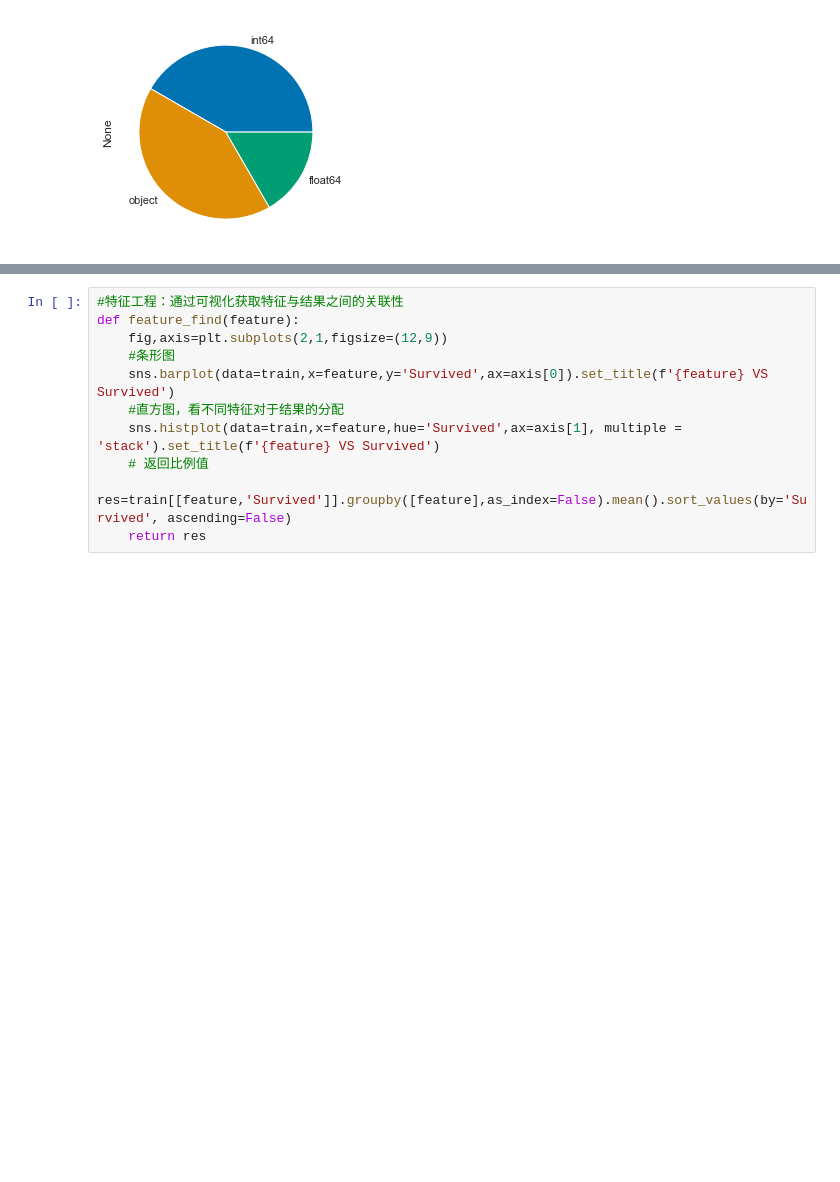
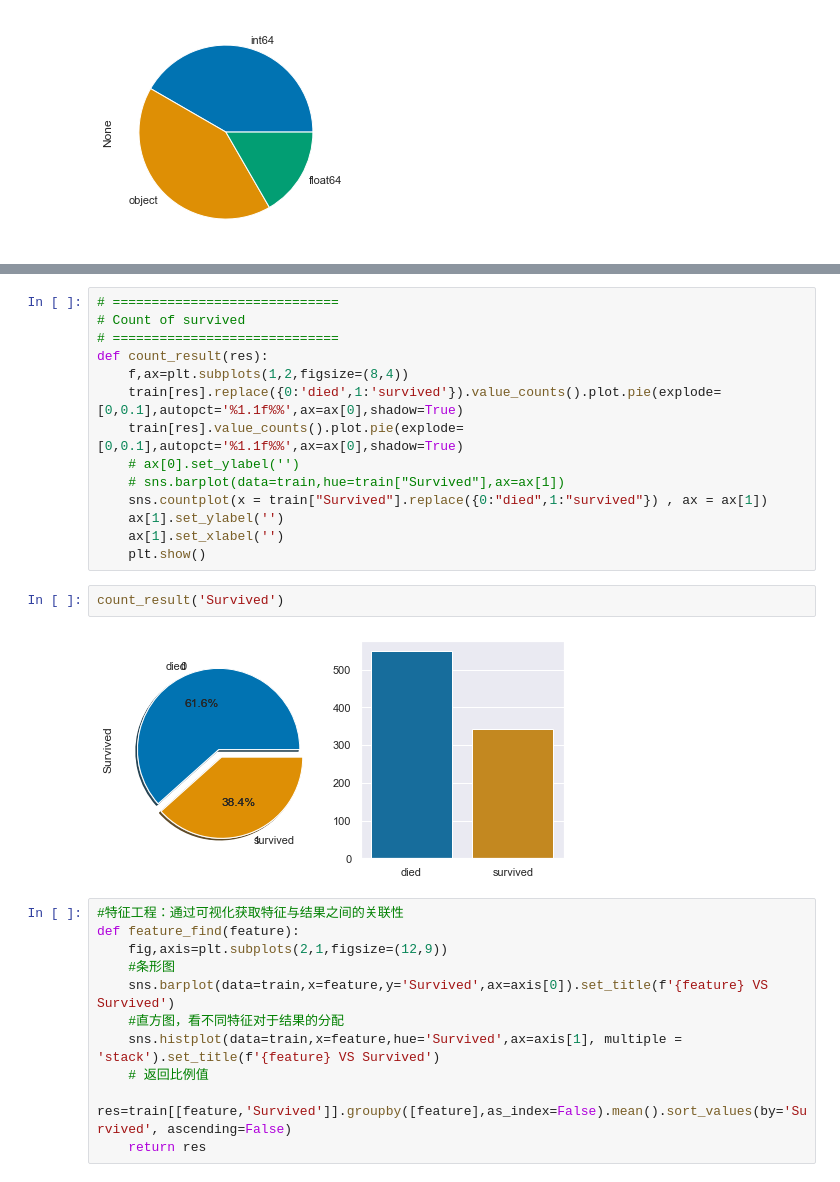
Before and after one commit to surviffer/5_titanic, a Jupyter notebook: eda.ipynb, the cells around one changed output, grey strips where cells are left out. Drawn from its saved outputs; the diff is of its cells as text; blank space fills up the shorter version.

```diff
--- a/eda.ipynb
+++ b/eda.ipynb
@@ -86,6 +125,24 @@ train.describe(include='all')
 | 50% | 446.000000 | 0.000000 | 3.000000 | NaN | NaN | 28.000000 | 0.000000 | 0.000000 | NaN | 14.454200 | ... |
 | 75% | 668.500000 | 1.000000 | 3.000000 | NaN | NaN | 38.000000 | 1.000000 | 0.000000 | NaN | 31.000000 | ... |
 | max | 891.000000 | 1.000000 | 3.000000 | NaN | NaN | 80.000000 | 8.000000 | 6.000000 | NaN | 512.329200 | ... |
+# %%
+# =============================
+# Count of survived
+# =============================
+def count_result(res):
+    f,ax=plt.subplots(1,2,figsize=(8,4))
+    train[res].replace({0:'died',1:'survived'}).value_counts().plot.pie(explode=[0,0.1],autopct='%1.1f%%',ax=ax[0],shadow=True)
+    train[res].value_counts().plot.pie(explode=[0,0.1],autopct='%1.1f%%',ax=ax[0],shadow=True)
+    # ax[0].set_ylabel('')
+    # sns.barplot(data=train,hue=train["Survived"],ax=ax[1])
+    sns.countplot(x = train["Survived"].replace({0:"died",1:"survived"}) , ax = ax[1])
+    ax[1].set_ylabel('')
+    ax[1].set_xlabel('')
+    plt.show()
+# %%
+count_result('Survived')
+# %% [output]
+[figure, added]
 # %%
 #特征工程：通过可视化获取特征与结果之间的关联性
 def feature_find(feature):
```
Also changed, not shown: parts of 3 cells of this notebook.
